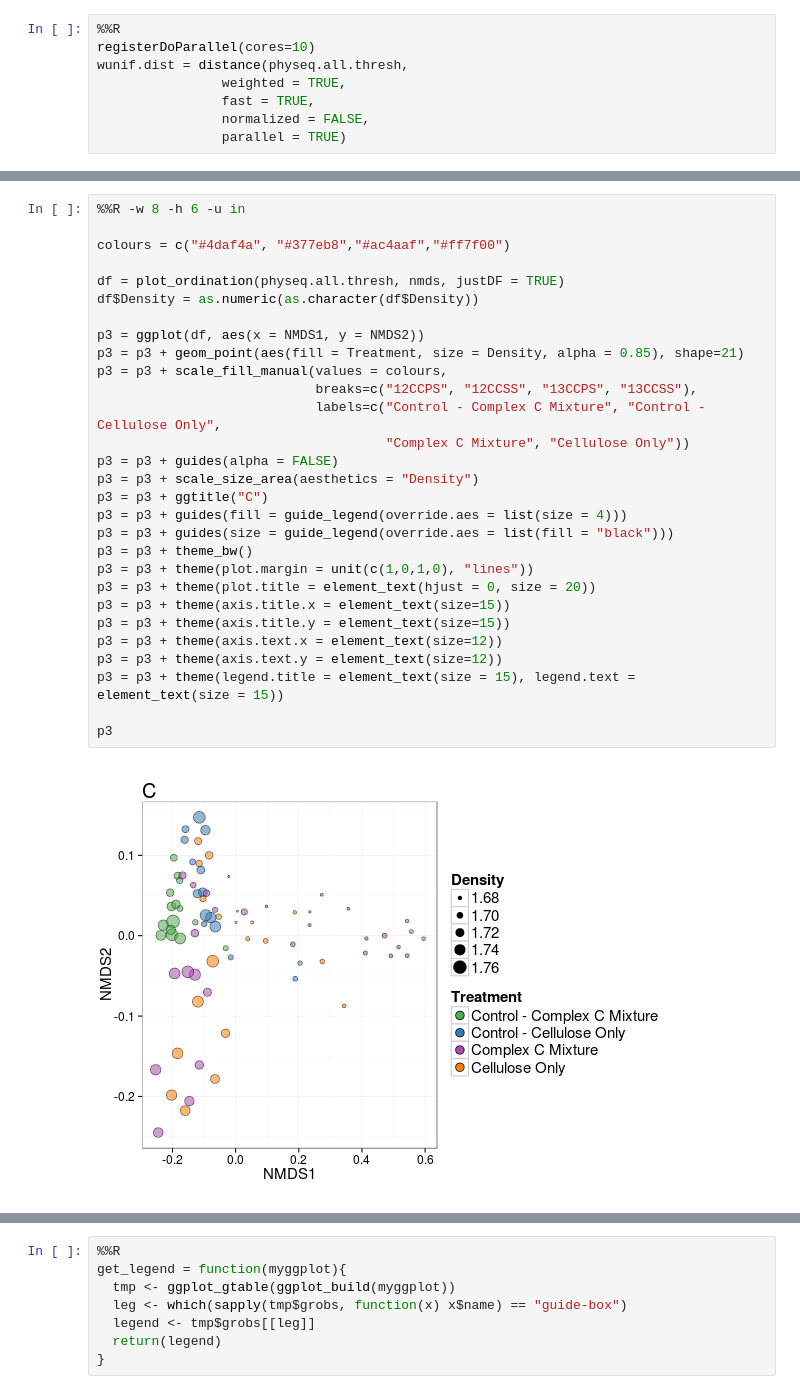
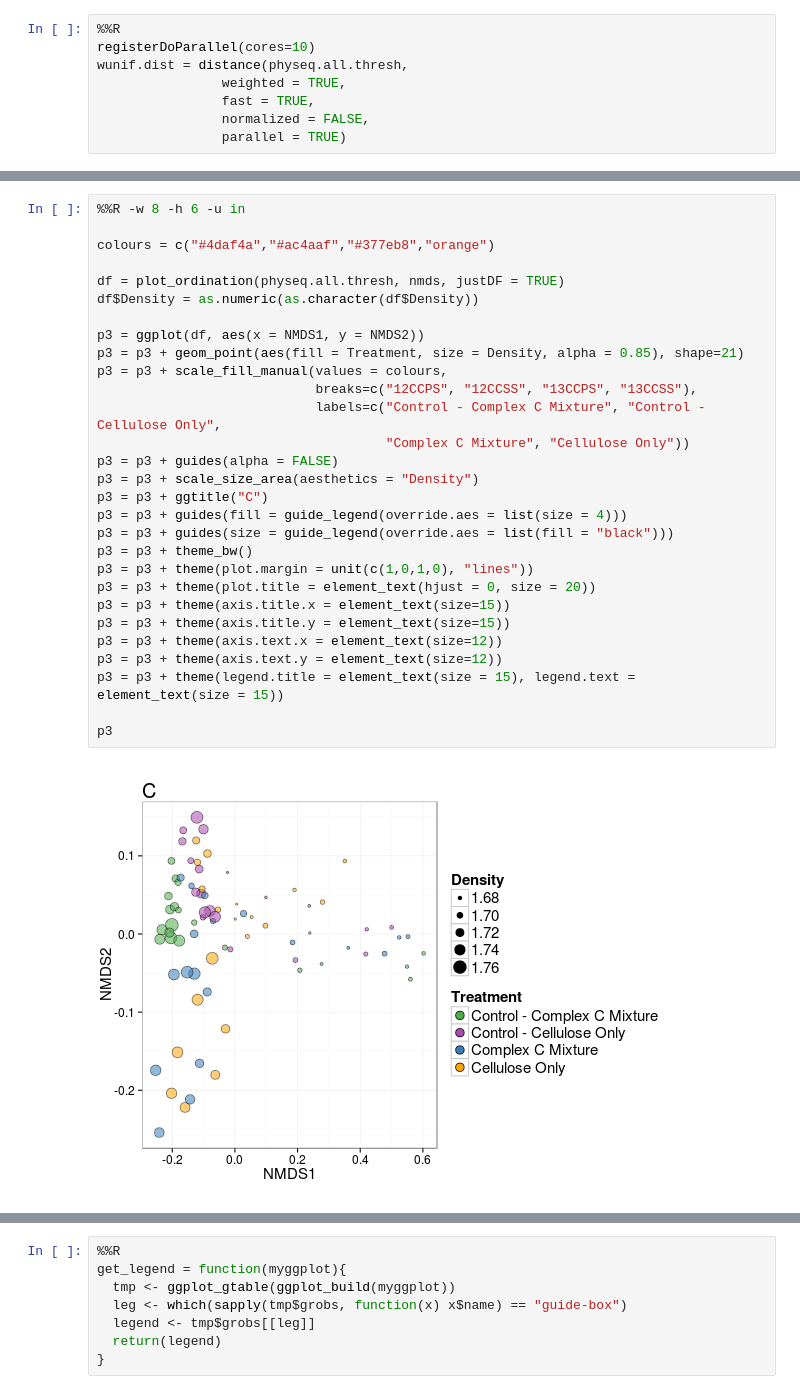
Before and after one commit to acampbellina/single_substrate, a Jupyter notebook: ordination_3panel_figure.ipynb, the cells around one changed output, grey strips where cells are left out. Drawn from its saved outputs; the diff is of its cells as text.

```diff
--- a/ordination_3panel_figure.ipynb
+++ b/ordination_3panel_figure.ipynb
@@ -261,34 +254,34 @@ Run 20 stress 0.1042369
 # %%
 %%R -w 8 -h 6 -u in
 
-colours = c("#4daf4a", "#377eb8","#ac4aaf","#ff7f00")
+colours = c("#4daf4a","#ac4aaf","#377eb8","orange")
 
 df = plot_ordination(physeq.all.thresh, nmds, justDF = TRUE)
 df$Density = as.numeric(as.character(df$Density))
 
 p3 = ggplot(df, aes(x = NMDS1, y = NMDS2))
 p3 = p3 + geom_point(aes(fill = Treatment, size = Density, alpha = 0.85), shape=21)
 p3 = p3 + scale_fill_manual(values = colours,
                             breaks=c("12CCPS", "12CCSS", "13CCPS", "13CCSS"),
                             labels=c("Control - Complex C Mixture", "Control - Cellulose Only",
                                      "Complex C Mixture", "Cellulose Only"))
 p3 = p3 + guides(alpha = FALSE)
 p3 = p3 + scale_size_area(aesthetics = "Density")
 p3 = p3 + ggtitle("C")
 p3 = p3 + guides(fill = guide_legend(override.aes = list(size = 4)))
 p3 = p3 + guides(size = guide_legend(override.aes = list(fill = "black")))
 p3 = p3 + theme_bw()
 p3 = p3 + theme(plot.margin = unit(c(1,0,1,0), "lines"))
 p3 = p3 + theme(plot.title = element_text(hjust = 0, size = 20))
 p3 = p3 + theme(axis.title.x = element_text(size=15))
 p3 = p3 + theme(axis.title.y = element_text(size=15))
 p3 = p3 + theme(axis.text.x = element_text(size=12))
 p3 = p3 + theme(axis.text.y = element_text(size=12))
 p3 = p3 + theme(legend.title = element_text(size = 15), legend.text = element_text(size = 15))
 
 p3
 # %% [output]
-[figure, old version]
+[figure, new version]
 # %%
 %%R -w 8 -h 6 -u in
 
```
Also changed, not shown: parts of 21 cells of this notebook, 1 other file.
